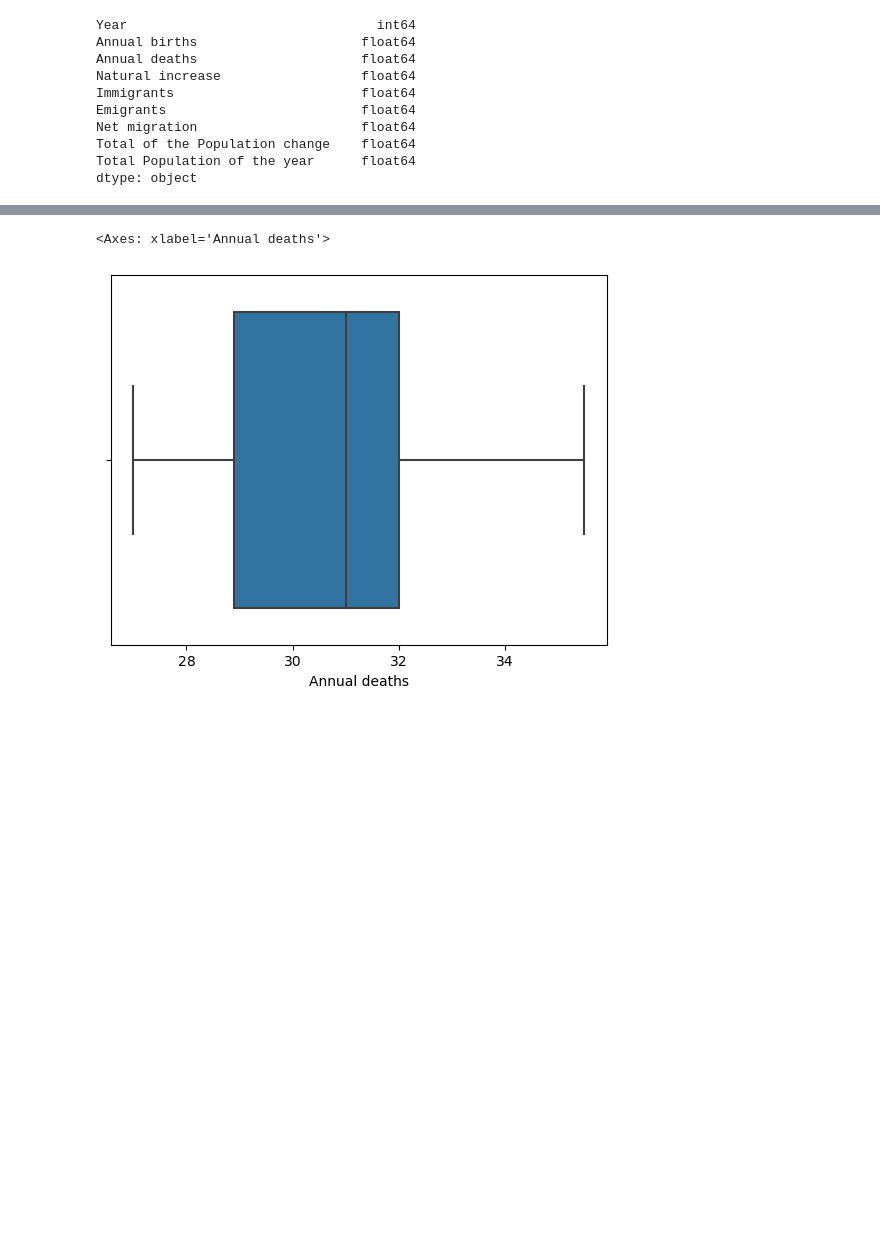
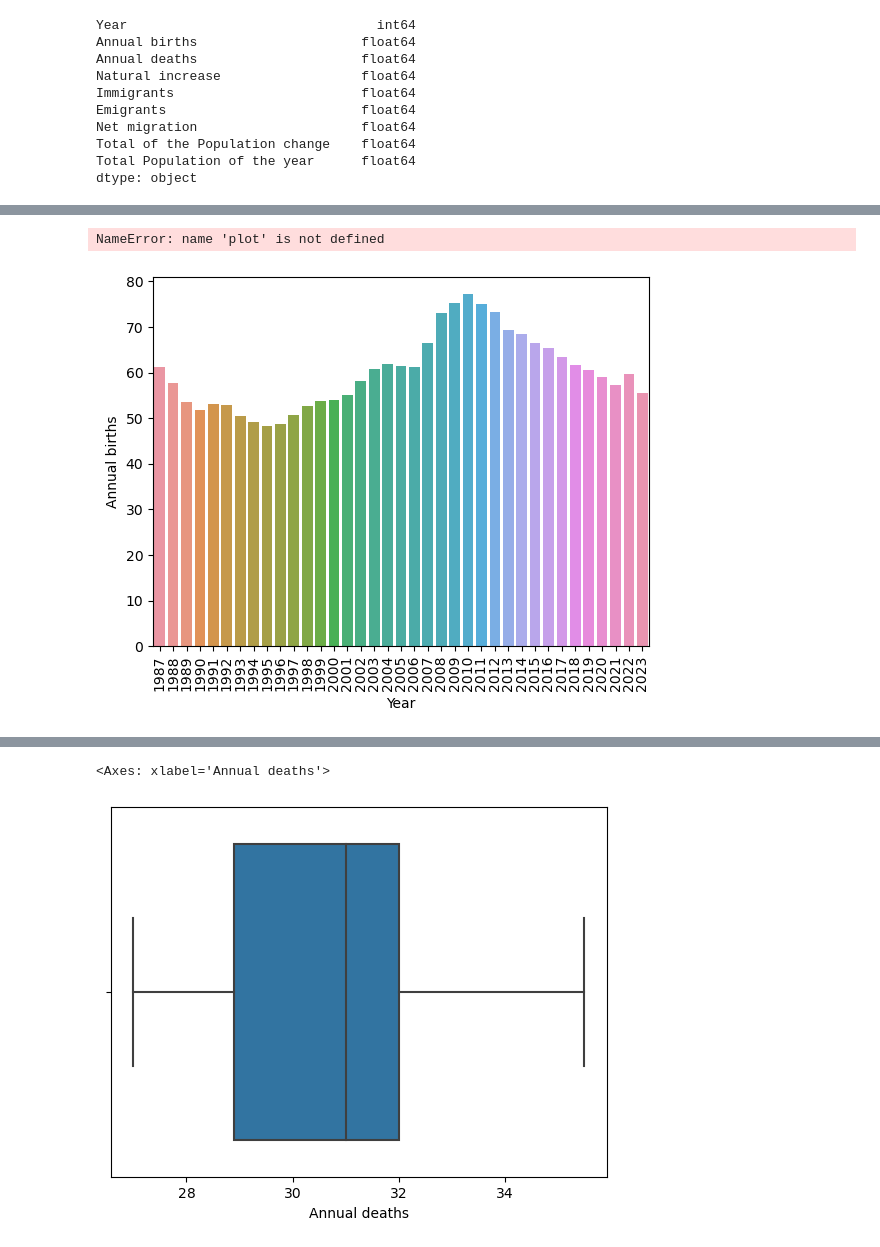
Before and after one commit to diagarmar29/Population-in-Ireland.-1st-Assesment, a Jupyter notebook: Population in Ireland.ipynb, the cells around one changed output, grey strips where cells are left out. Saved outputs shown, nothing was run; the diff lists cells and outputs as text; code cells hidden in the pictures; blank space fills up the shorter version.

```diff
--- a/Population in Ireland.ipynb
+++ b/Population in Ireland.ipynb
@@ -141,0 +147,8 @@ dtype: int64
+# %%
+#Annual births
+AD = sns.barplot(x='Year', y='Annual births', data=AP)
+AD.set_xticklabels(AD.get_xticklabels(), rotation=90)
+plot.show()
+# %% [output]
+NameError: name 'plot' is not defined
+[figure, added]
```
Also changed, not shown: parts of 14 cells of this notebook.
